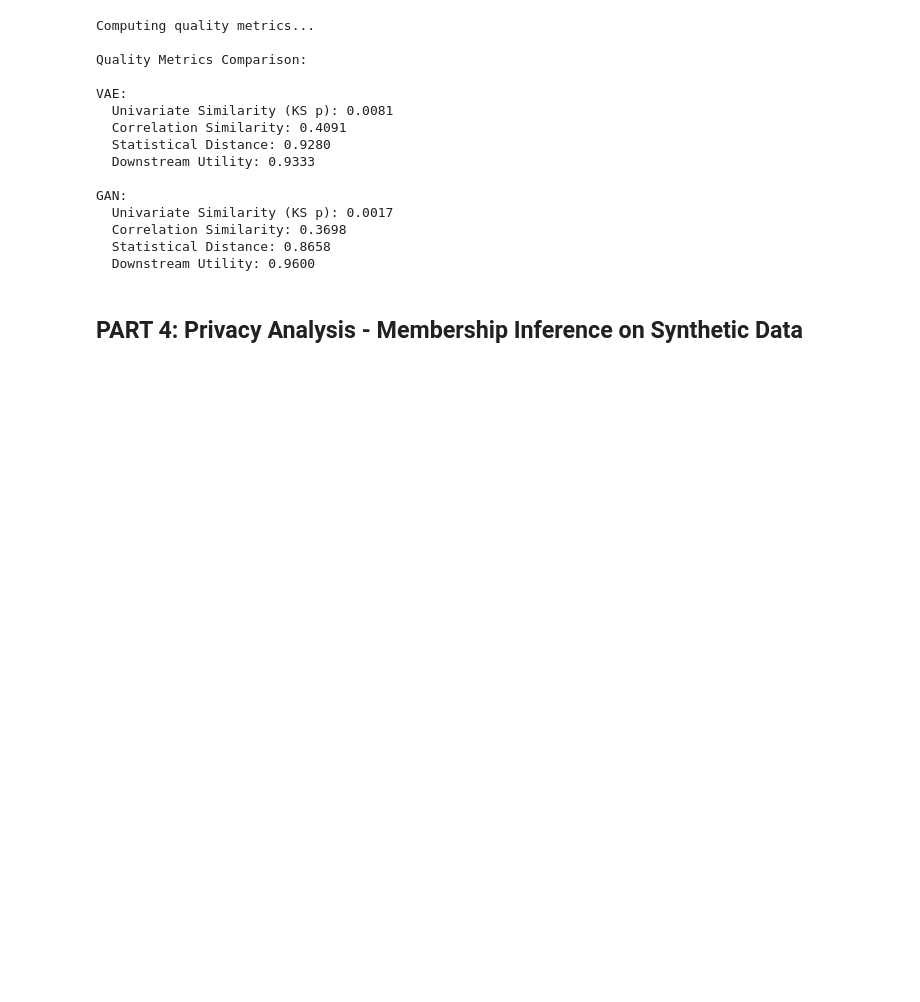
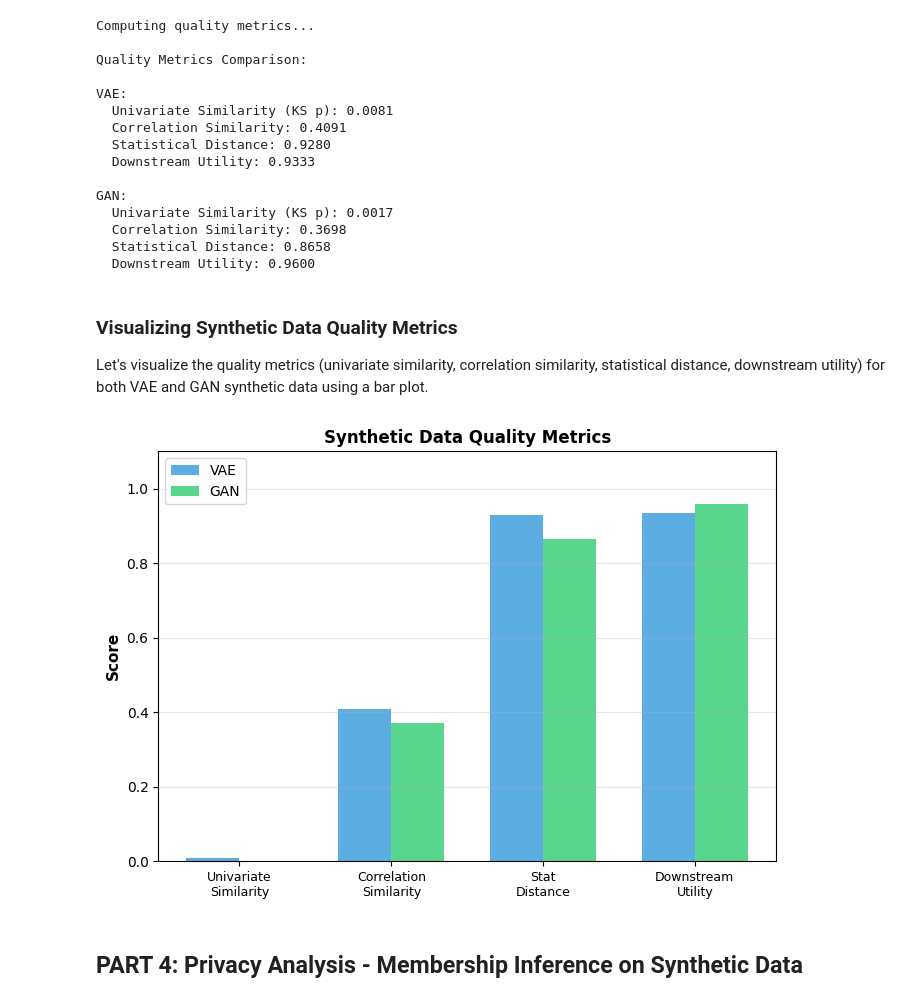
Before and after one commit to ELTE-DSED/Intro-Data-Security, a Jupyter notebook: module_07_synthetic_data_generation/Lab_7a_Tabular_Synthetic_Data_Generation.ipynb, the cells around one changed output. Saved outputs shown, nothing was run; the diff lists cells and outputs as text; code cells hidden in the pictures; blank space fills up the shorter version.

```diff
--- a/module_07_synthetic_data_generation/Lab_7a_Tabular_Synthetic_Data_Generation.ipynb
+++ b/module_07_synthetic_data_generation/Lab_7a_Tabular_Synthetic_Data_Generation.ipynb
@@ -453,6 +485,30 @@ GAN:
   Correlation Similarity: 0.3698
   Statistical Distance: 0.8658
   Downstream Utility: 0.9600
+# %% [markdown]
+### Visualizing Synthetic Data Quality Metrics
+
+Let's visualize the quality metrics (univariate similarity, correlation similarity, statistical distance, downstream utility) for both VAE and GAN synthetic data using a bar plot.
+# %%
+metrics_names = ['Univariate\nSimilarity', 'Correlation\nSimilarity', 'Stat\nDistance', 'Downstream\nUtility']
+vae_vals = [metrics_vae.univariate_similarity, metrics_vae.correlation_similarity, metrics_vae.stat_distance, metrics_vae.downstream_utility]
+gan_vals = [metrics_gan.univariate_similarity, metrics_gan.correlation_similarity, metrics_gan.stat_distance, metrics_gan.downstream_utility]
+
+x_pos = np.arange(len(metrics_names))
+width = 0.35
+plt.figure(figsize=(7, 5))
+plt.bar(x_pos - width/2, vae_vals, width, label='VAE', alpha=0.8, color='#3498db')
+plt.bar(x_pos + width/2, gan_vals, width, label='GAN', alpha=0.8, color='#2ecc71')
+plt.ylabel('Score', fontsize=11, fontweight='bold')
+plt.title('Synthetic Data Quality Metrics', fontsize=12, fontweight='bold')
+plt.xticks(x_pos, metrics_names, fontsize=9)
+plt.legend(fontsize=10)
+plt.grid(axis='y', alpha=0.3)
+plt.ylim([0, 1.1])
+plt.tight_layout()
+plt.show()
+# %% [output]
+[figure, added]
 # %% [markdown]
 ## PART 4: Privacy Analysis - Membership Inference on Synthetic Data
 # %%
```
Also changed, not shown: parts of 8 cells of this notebook.
